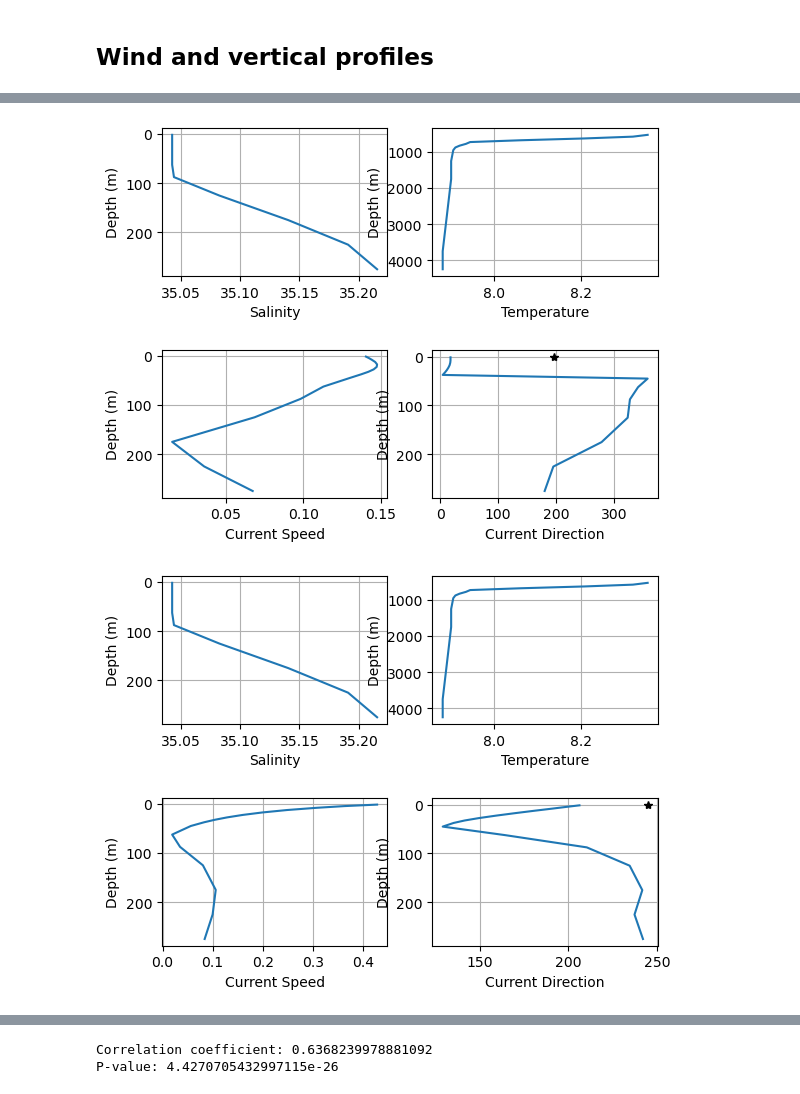
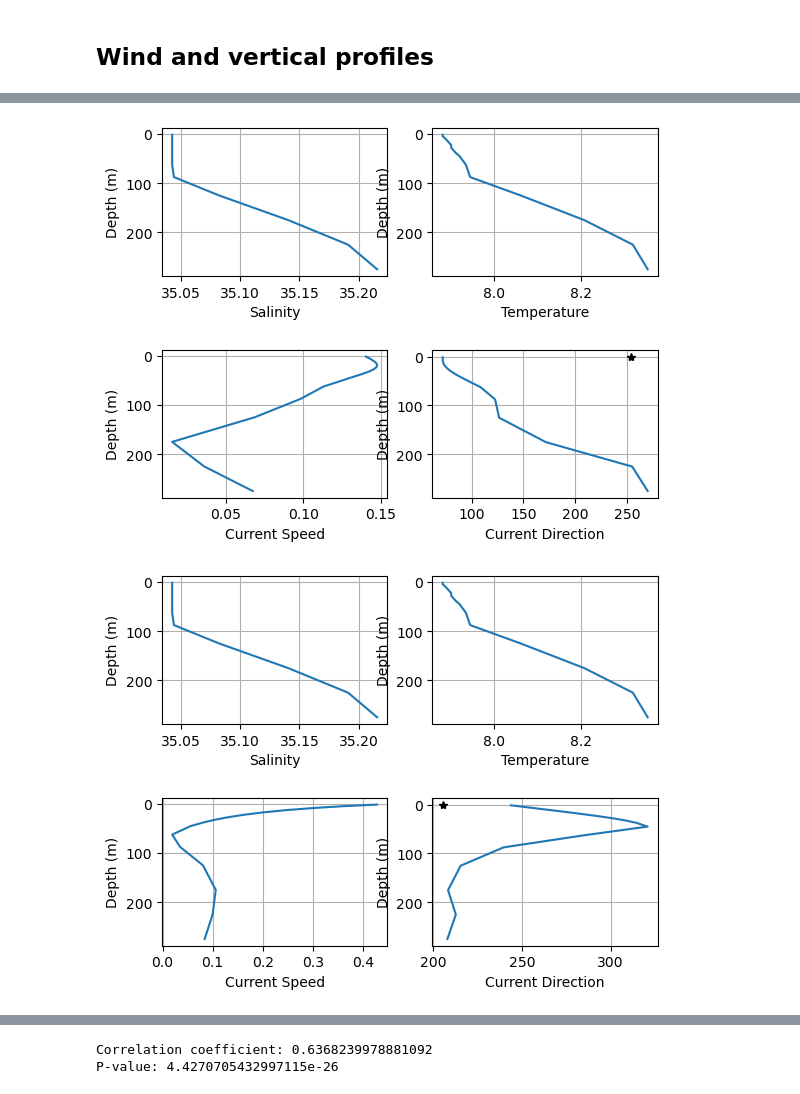
Before and after one commit to butterman0/SINMOD-model-exercise, a Jupyter notebook: Exercises_solutions.ipynb, the cells around one changed output, grey strips where cells are left out. Cells and saved outputs as stored; diff of their text form; code cells hidden in the pictures.

```diff
--- a/Exercises_solutions.ipynb
+++ b/Exercises_solutions.ipynb
@@ -128,13 +124,13 @@ LayerDepths = get_variable("dataset.nc", "LayerDepths")
 
 current_speed = np.sqrt(U**2 + V**2)
 
-current_dir = np.arctan2(V, U)
+current_dir = np.arctan2(U, V)
 
 current_dir[current_dir<0] = current_dir[current_dir<0]+2*np.pi
 
 wind_speed = np.sqrt(U_wind**2 + V_wind**2)
 
-wind_dir = np.arctan2(V_wind, U_wind)
+wind_dir = np.arctan2(U_wind, V_wind)
 
 wind_dir[wind_dir<0] = wind_dir[wind_dir<0]+2*np.pi
 
@@ -153,33 +149,33 @@ for sample in sample_list:
     fig, axs = plt.subplots(2, 2)
 
     axs[0, 0].plot(S, zcoord)
     axs[0, 0].invert_yaxis()
     axs[0, 0].grid(True)
     axs[0, 0].set(xlabel='Salinity', ylabel='Depth (m)')
 
-    axs[0, 1].plot(T[::-1], zcoord)
+    axs[0, 1].plot(T, zcoord)
     axs[0, 1].invert_yaxis()
     axs[0, 1].grid(True)
     axs[0, 1].set(xlabel='Temperature', ylabel='Depth (m)')
 
     axs[1, 0].plot(current_speed[sample], zcoord)
     axs[1, 0].invert_yaxis()
     axs[1, 0].grid(True)
     axs[1, 0].set(xlabel='Current Speed', ylabel='Depth (m)')
 
     axs[1, 1].plot(current_dir[sample]*180/np.pi, zcoord)
     axs[1, 1].invert_yaxis()
     axs[1, 1].grid(True)
     axs[1, 1].set(xlabel='Current Direction', ylabel='Depth (m)')
     axs[1, 1].plot(wind_dir[sample]*180/np.pi, 0, 'k *')
 
     plt.subplots_adjust(hspace = 0.5)
     plt.show()
 
 ## TO DO: Check current speed values. Offset and scaling?
 ## Check temperature increasing with depth
 ## Check offset and scaling for current speed
 # %% [output]
 [figure]
-[figure, old version]
+[figure, new version]
-[figure, old version]
+[figure, new version]
```
Also changed, not shown: parts of 3 cells of this notebook.
